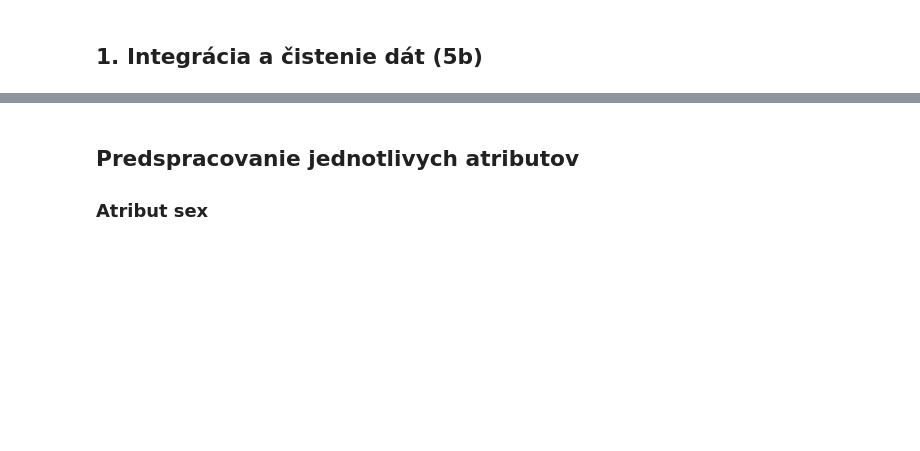
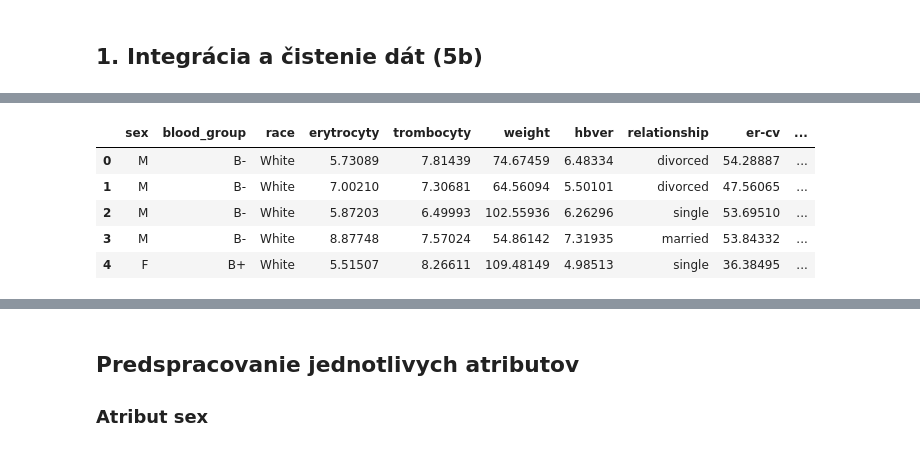
Before and after one commit to mateju25/IAU_Projekt, a Jupyter notebook: notebook2faza.ipynb, the cells around one changed output, grey strips where cells are left out. Cells and saved outputs as stored; diff of their text form; code cells hidden in the pictures; blank space fills up the shorter version.

```diff
--- a/notebook2faza.ipynb
+++ b/notebook2faza.ipynb
@@ -59,2 +63,10 @@ Funkcia fix_dataset v datasete upraví rozhádzané hodnoty, aby sme ich neskôr
 # %%
 df = fix_dataset(df)
+df.head()
+# %% [output]
+|  | sex | blood_group | race | erytrocyty | trombocyty | weight | hbver | relationship | er-cv | ... |
+| 0 | M | B- | White | 5.73089 | 7.81439 | 74.67459 | 6.48334 | divorced | 54.28887 | ... |
+| 1 | M | B- | White | 7.00210 | 7.30681 | 64.56094 | 5.50101 | divorced | 47.56065 | ... |
+| 2 | M | B- | White | 5.87203 | 6.49993 | 102.55936 | 6.26296 | single | 53.69510 | ... |
+| 3 | M | B- | White | 8.87748 | 7.57024 | 54.86142 | 7.31935 | married | 53.84332 | ... |
+| 4 | F | B+ | White | 5.51507 | 8.26611 | 109.48149 | 4.98513 | single | 36.38495 | ... |
```
Also changed, not shown: parts of 36 cells of this notebook, 2 other files.
